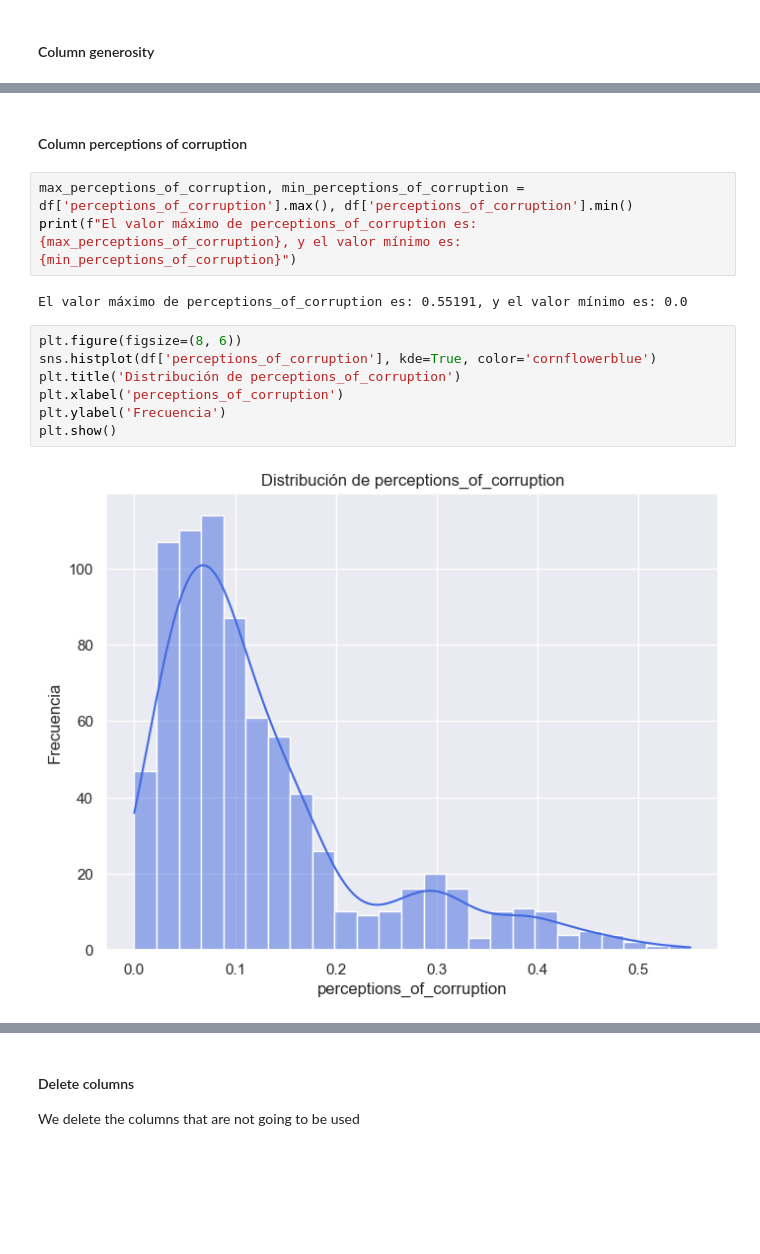
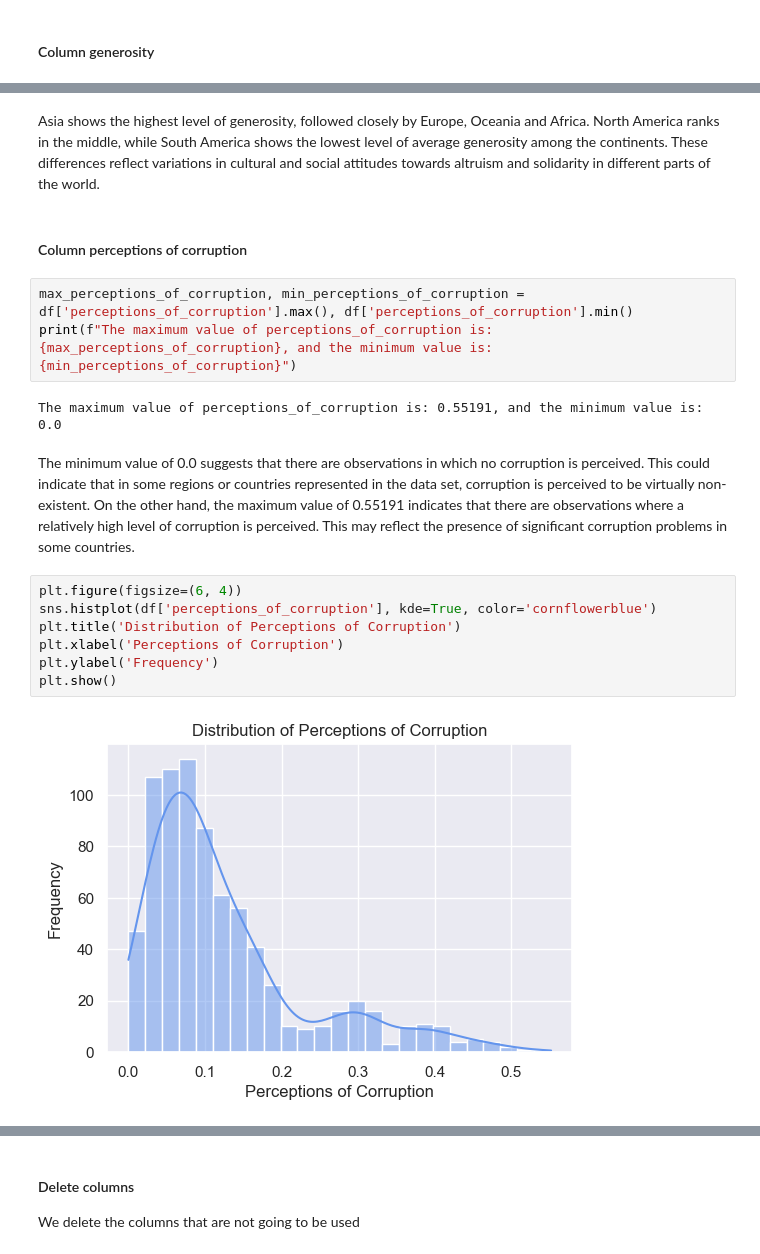
Before and after one commit to ManuelaMayorga/ETL_Workshop_03, a Jupyter notebook: notebooks/001-EDA.ipynb, the cells around one changed output, grey strips where cells are left out. Cells and saved outputs as stored; diff of their text form; blank space fills up the shorter version.

```diff
--- a/notebooks/001-EDA.ipynb
+++ b/notebooks/001-EDA.ipynb
@@ -1159,16 +1150,20 @@ Name: generosity, dtype: float64
+# %% [markdown]
+Asia shows the highest level of generosity, followed closely by Europe, Oceania and Africa. North America ranks in the middle, while South America shows the lowest level of average generosity among the continents. These differences reflect variations in cultural and social attitudes towards altruism and solidarity in different parts of the world.
 # %% [markdown]
 #### Column perceptions of corruption
 # %%
 max_perceptions_of_corruption, min_perceptions_of_corruption = df['perceptions_of_corruption'].max(), df['perceptions_of_corruption'].min()
-print(f"El valor máximo de perceptions_of_corruption es: {max_perceptions_of_corruption}, y el valor mínimo es: {min_perceptions_of_corruption}")
+print(f"The maximum value of perceptions_of_corruption is: {max_perceptions_of_corruption}, and the minimum value is: {min_perceptions_of_corruption}")
 # %% [output]
-El valor máximo de perceptions_of_corruption es: 0.55191, y el valor mínimo es: 0.0
+The maximum value of perceptions_of_corruption is: 0.55191, and the minimum value is: 0.0
+# %% [markdown]
+The minimum value of 0.0 suggests that there are observations in which no corruption is perceived. This could indicate that in some regions or countries represented in the data set, corruption is perceived to be virtually non-existent. On the other hand, the maximum value of 0.55191 indicates that there are observations where a relatively high level of corruption is perceived. This may reflect the presence of significant corruption problems in some countries.
 # %%
-plt.figure(figsize=(8, 6))
+plt.figure(figsize=(6, 4))
 sns.histplot(df['perceptions_of_corruption'], kde=True, color='cornflowerblue')
-plt.title('Distribución de perceptions_of_corruption')
-plt.xlabel('perceptions_of_corruption')
-plt.ylabel('Frecuencia')
+plt.title('Distribution of Perceptions of Corruption')
+plt.xlabel('Perceptions of Corruption')
+plt.ylabel('Frequency')
 plt.show()
 # %% [output]
-[figure, old version]
+[figure, new version]
```
Also changed, not shown: parts of 22 cells of this notebook.
